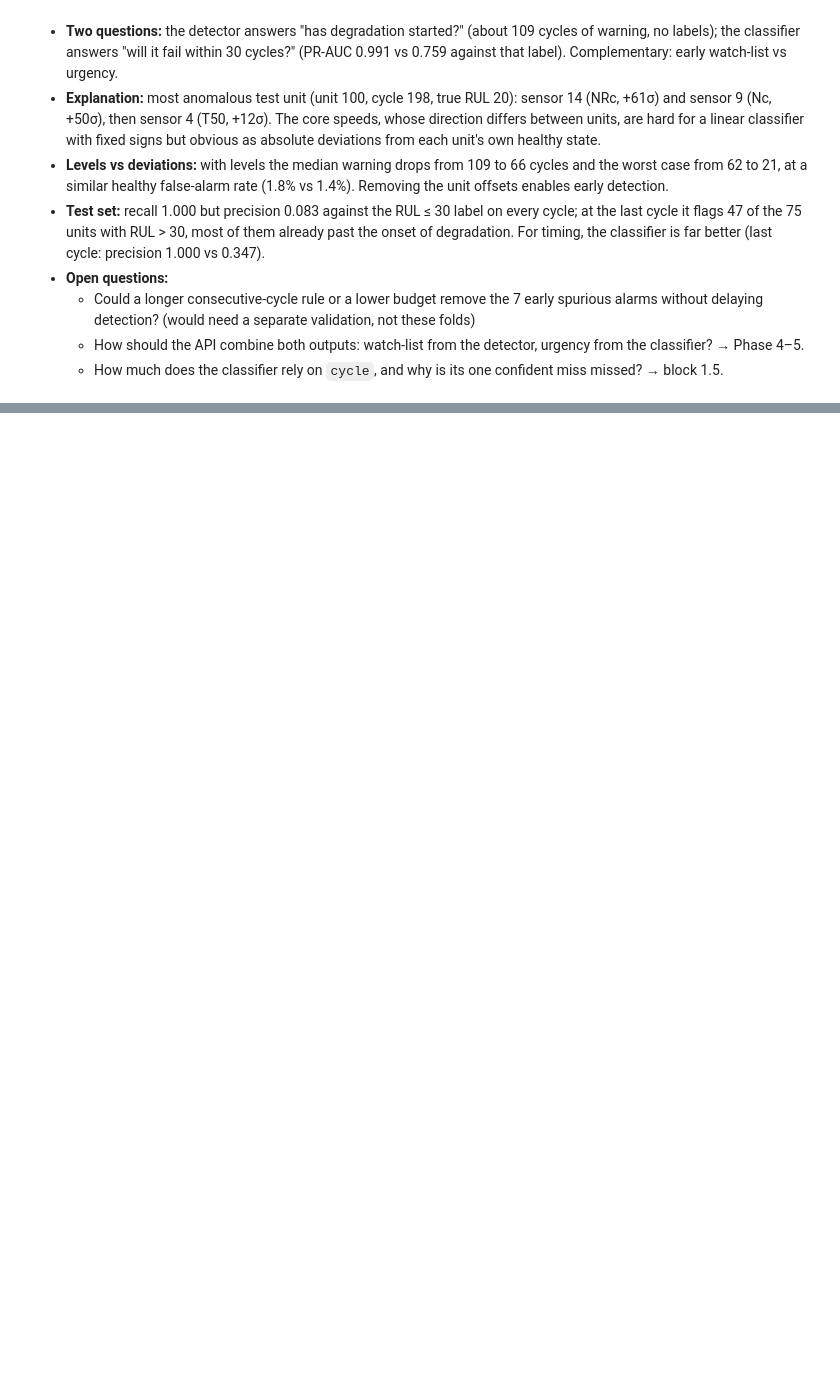
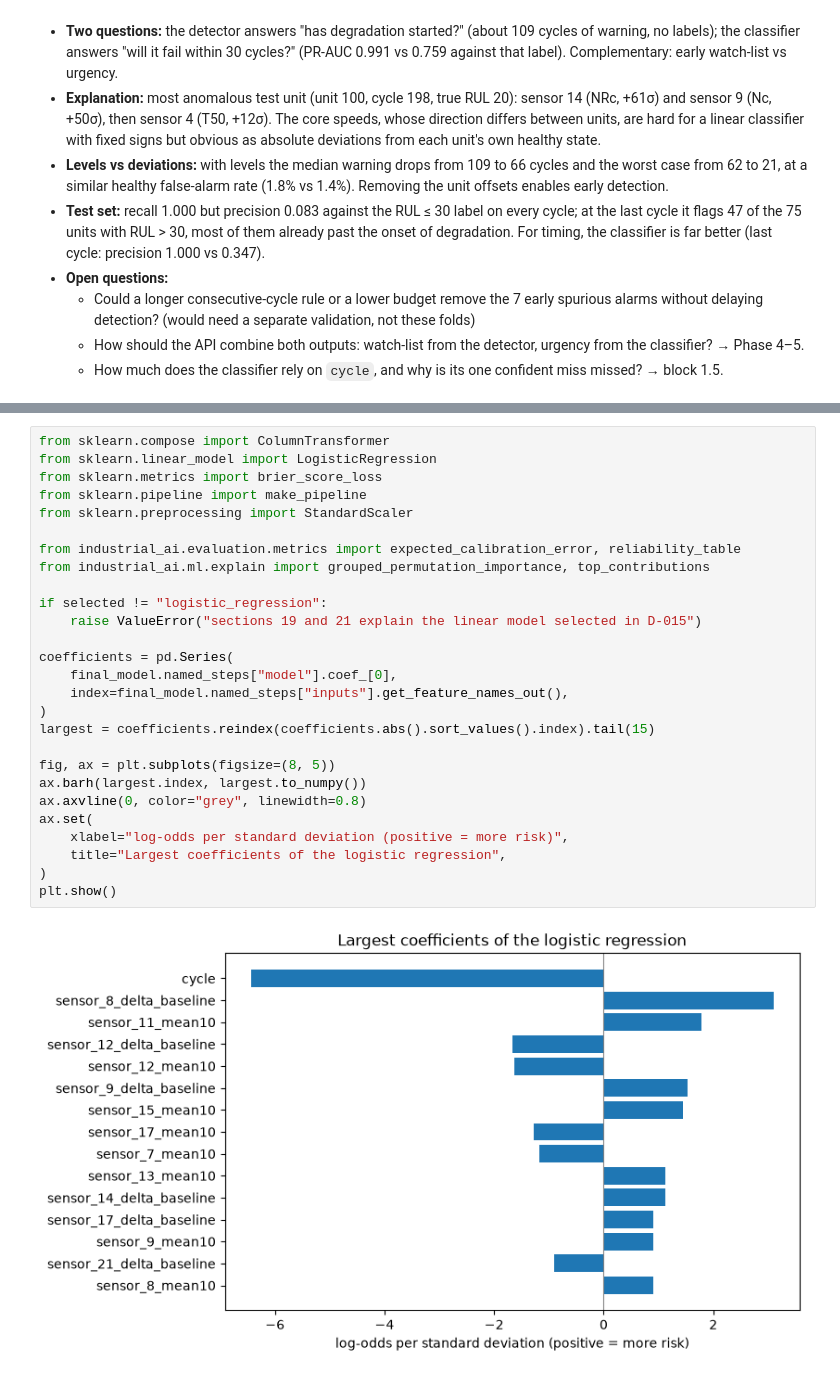
Before and after one commit to maria2332/industrial-ai-copilot, a Jupyter notebook: notebooks/02_predictive_maintenance.ipynb, the cells around one changed output, grey strips where cells are left out. Cells and saved outputs as stored; diff of their text form; blank space fills up the shorter version.

Commit message:
docs(ml): explanations, calibration and saved artifacts (block 1.5)

```diff
--- a/notebooks/02_predictive_maintenance.ipynb
+++ b/notebooks/02_predictive_maintenance.ipynb
@@ -690,0 +700,29 @@ Detector false-alarm rate on test cycles with RUL > 60: 0.232
+# %%
+from sklearn.compose import ColumnTransformer
+from sklearn.linear_model import LogisticRegression
+from sklearn.metrics import brier_score_loss
+from sklearn.pipeline import make_pipeline
+from sklearn.preprocessing import StandardScaler
+
+from industrial_ai.evaluation.metrics import expected_calibration_error, reliability_table
+from industrial_ai.ml.explain import grouped_permutation_importance, top_contributions
+
+if selected != "logistic_regression":
+    raise ValueError("sections 19 and 21 explain the linear model selected in D-015")
+
+coefficients = pd.Series(
+    final_model.named_steps["model"].coef_[0],
+    index=final_model.named_steps["inputs"].get_feature_names_out(),
+)
+largest = coefficients.reindex(coefficients.abs().sort_values().index).tail(15)
+
+fig, ax = plt.subplots(figsize=(8, 5))
+ax.barh(largest.index, largest.to_numpy())
+ax.axvline(0, color="grey", linewidth=0.8)
+ax.set(
+    xlabel="log-odds per standard deviation (positive = more risk)",
+    title="Largest coefficients of the logistic regression",
+)
+plt.show()
+# %% [output]
+[figure, added]
```
Also changed, not shown: parts of 15 cells of this notebook.
